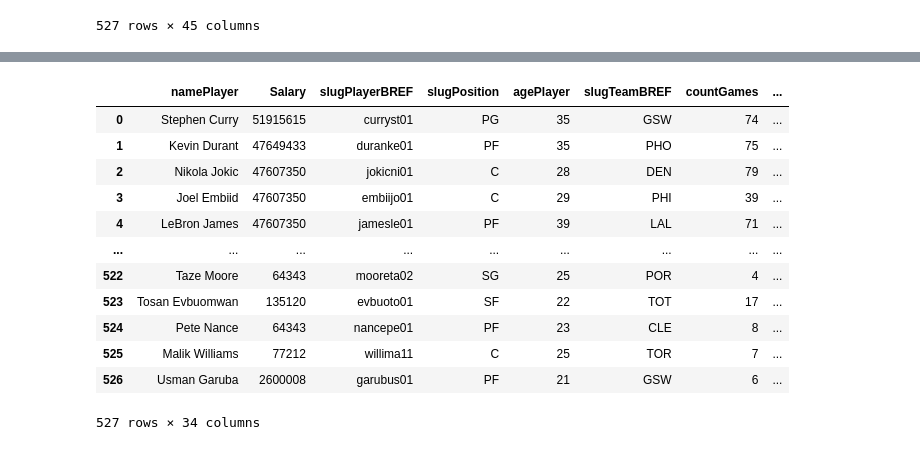
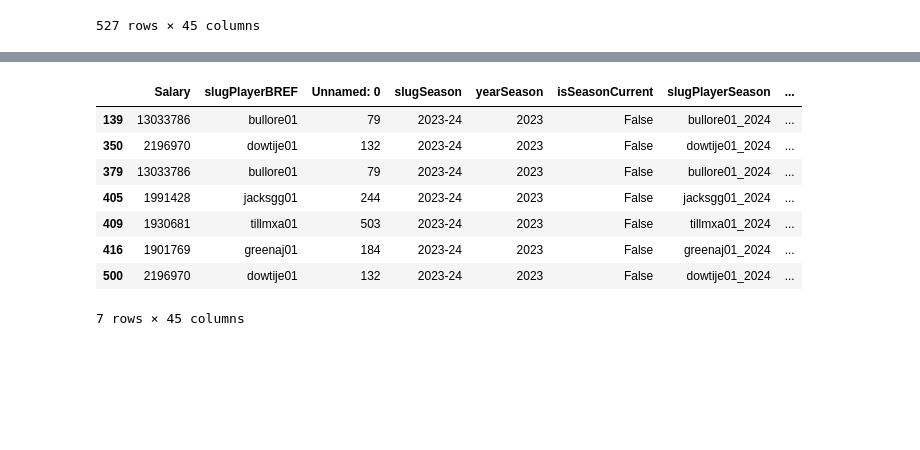
Before and after one commit to m-1806/nba, a Jupyter notebook: M.ipynb, the cells around one changed output, grey strips where cells are left out. Cells and saved outputs as stored; diff of their text form; code cells hidden in the pictures; blank space fills up the shorter version.

```diff
--- a/M.ipynb
+++ b/M.ipynb
@@ -224,17 +144,14 @@ SS.describe()
-# %%
-SS.drop_duplicates()
-SS
-# %% [output]
-|  | namePlayer | Salary | slugPlayerBREF | slugPosition | agePlayer | slugTeamBREF | countGames | ... |
-| 0 | Stephen Curry | 51915615 | curryst01 | PG | 35 | GSW | 74 | ... |
-| 1 | Kevin Durant | 47649433 | duranke01 | PF | 35 | PHO | 75 | ... |
-| 2 | Nikola Jokic | 47607350 | jokicni01 | C | 28 | DEN | 79 | ... |
-| 3 | Joel Embiid | 47607350 | embiijo01 | C | 29 | PHI | 39 | ... |
-| 4 | LeBron James | 47607350 | jamesle01 | PF | 39 | LAL | 71 | ... |
-| ... | ... | ... | ... | ... | ... | ... | ... | ... |
-| 522 | Taze Moore | 64343 | mooreta02 | SG | 25 | POR | 4 | ... |
-| 523 | Tosan Evbuomwan | 135120 | evbuoto01 | SF | 22 | TOT | 17 | ... |
-| 524 | Pete Nance | 64343 | nancepe01 | PF | 23 | CLE | 8 | ... |
-| 525 | Malik Williams | 77212 | willima11 | C | 25 | TOR | 7 | ... |
-| 526 | Usman Garuba | 2600008 | garubus01 | PF | 21 | GSW | 6 | ... |
-527 rows × 34 columns
+# %%
+# Checar valores Null en todo el dataset
+
+SS[SS.isnull().any(axis=1)]
+# %% [output]
+|  | Salary | slugPlayerBREF | Unnamed: 0 | slugSeason | yearSeason | isSeasonCurrent | slugPlayerSeason | ... |
+| 139 | 13033786 | bullore01 | 79 | 2023-24 | 2023 | False | bullore01_2024 | ... |
+| 350 | 2196970 | dowtije01 | 132 | 2023-24 | 2023 | False | dowtije01_2024 | ... |
+| 379 | 13033786 | bullore01 | 79 | 2023-24 | 2023 | False | bullore01_2024 | ... |
+| 405 | 1991428 | jacksgg01 | 244 | 2023-24 | 2023 | False | jacksgg01_2024 | ... |
+| 409 | 1930681 | tillmxa01 | 503 | 2023-24 | 2023 | False | tillmxa01_2024 | ... |
+| 416 | 1901769 | greenaj01 | 184 | 2023-24 | 2023 | False | greenaj01_2024 | ... |
+| 500 | 2196970 | dowtije01 | 132 | 2023-24 | 2023 | False | dowtije01_2024 | ... |
+7 rows × 45 columns
```
Also changed, not shown: parts of 23 cells of this notebook.
